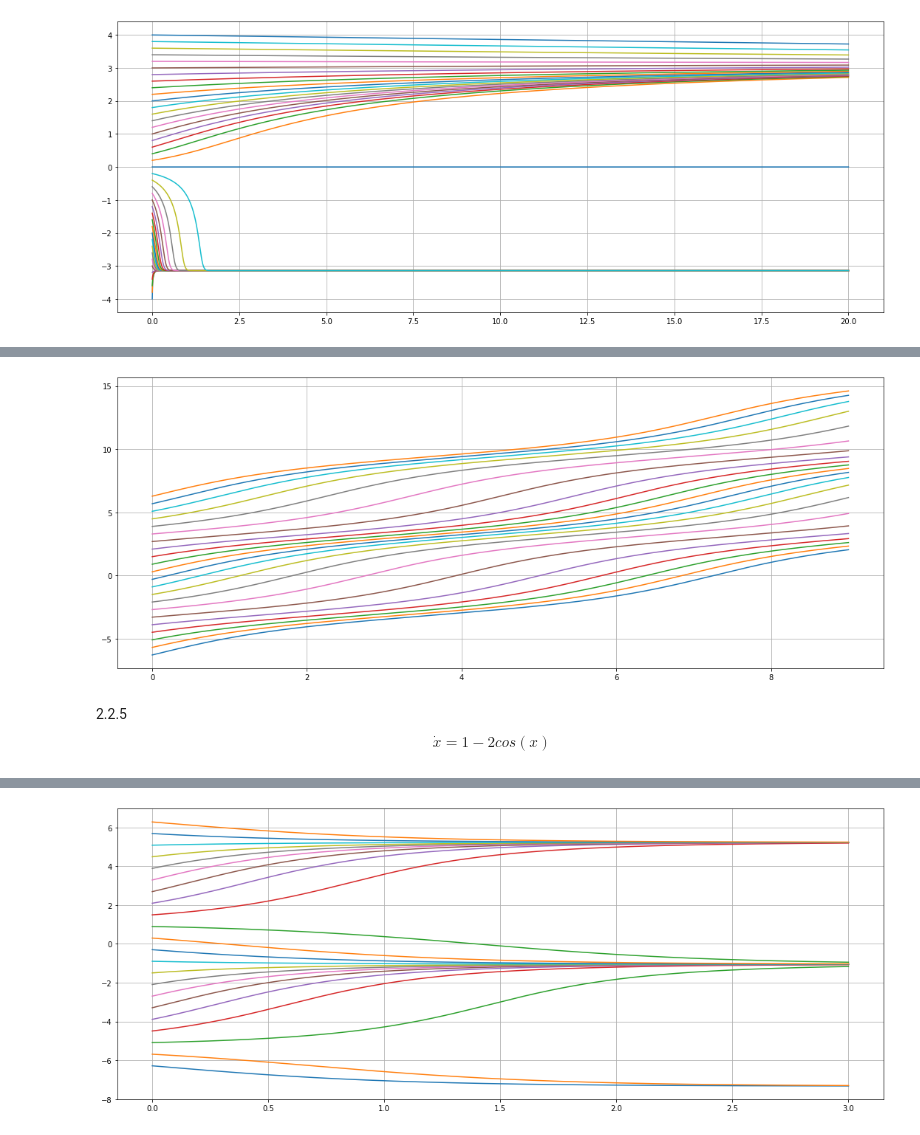
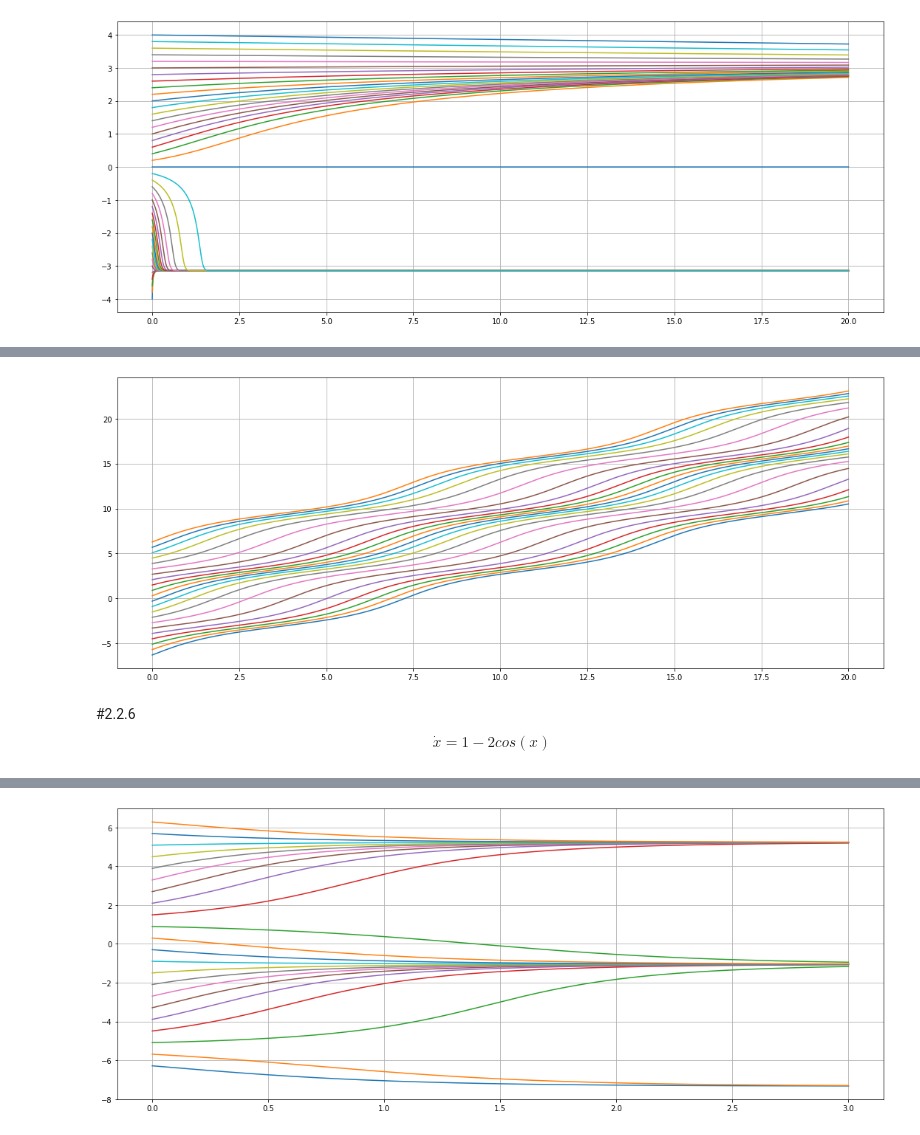
Before and after one commit to Immaczx/ModeladoySimulacion, a Jupyter notebook: Tarea_1.ipynb, the cells around one changed output, grey strips where cells are left out. Drawn from its saved outputs; the diff is of its cells as text; code cells hidden in the pictures.

```diff
--- a/Tarea_1.ipynb
+++ b/Tarea_1.ipynb
@@ -122,0 +175,15 @@ plt.grid()
+# %%
+def g(y):
+  crecimiento = (np.exp(-y))*np.sin(y)
+  return crecimiento
+
+x=np.linspace(-4,4,41)
+X, Y = np.meshgrid(np.linspace(-4,4,15), 0)
+U = g(X)/abs(g(X))
+V = 0
+fig, ax = plt.subplots(figsize=(12,5))
+Q = ax.quiver(X, Y, U, V, pivot='mid', width=0.004)
+
+plt.plot(x,g(x))
+plt.tight_layout()
+plt.grid()
@@ -141,0 +211,15 @@ plt.grid()
+# %%
+def g(y):
+  crecimiento = 1+1/2*np.cos(y)
+  return crecimiento
+
+x=np.linspace(-2*np.pi,2*np.pi,42)
+X, Y = np.meshgrid(np.linspace(-2*np.pi,2*np.pi,12), 0)
+U = g(X)/abs(g(X))
+V = 0
+fig, ax = plt.subplots(figsize=(12,5))
+Q = ax.quiver(X, Y, U, V, pivot='mid', width=0.004)
+
+plt.plot(x,g(x))
+plt.tight_layout()
+plt.grid()
@@ -142,19 +228,19 @@ plt.grid()
 # %%
 def g(y):
   crecimiento = 1+1/2*np.cos(y)
   return crecimiento
 
 y_0 =np.linspace(-2*np.pi,2*np.pi,22)
 h=0.01
 t_0=0
-t_N=9
+t_N=20
 plt.figure(figsize=(15,6))
 for y in y_0 :
   t_list,y_list=euler(h,g,y, t_0,t_N)
   plt.plot(t_list,y_list)
 plt.tight_layout()
 plt.grid()
 # %% [output]
-[figure, old version]
+[figure, new version]
 # %% [markdown]
-2.2.5 $$\dot{x}=1-2cos(x) $$
+#2.2.6 $$\dot{x}=1-2cos(x) $$
```
Also changed, not shown: parts of 52 cells of this notebook.
